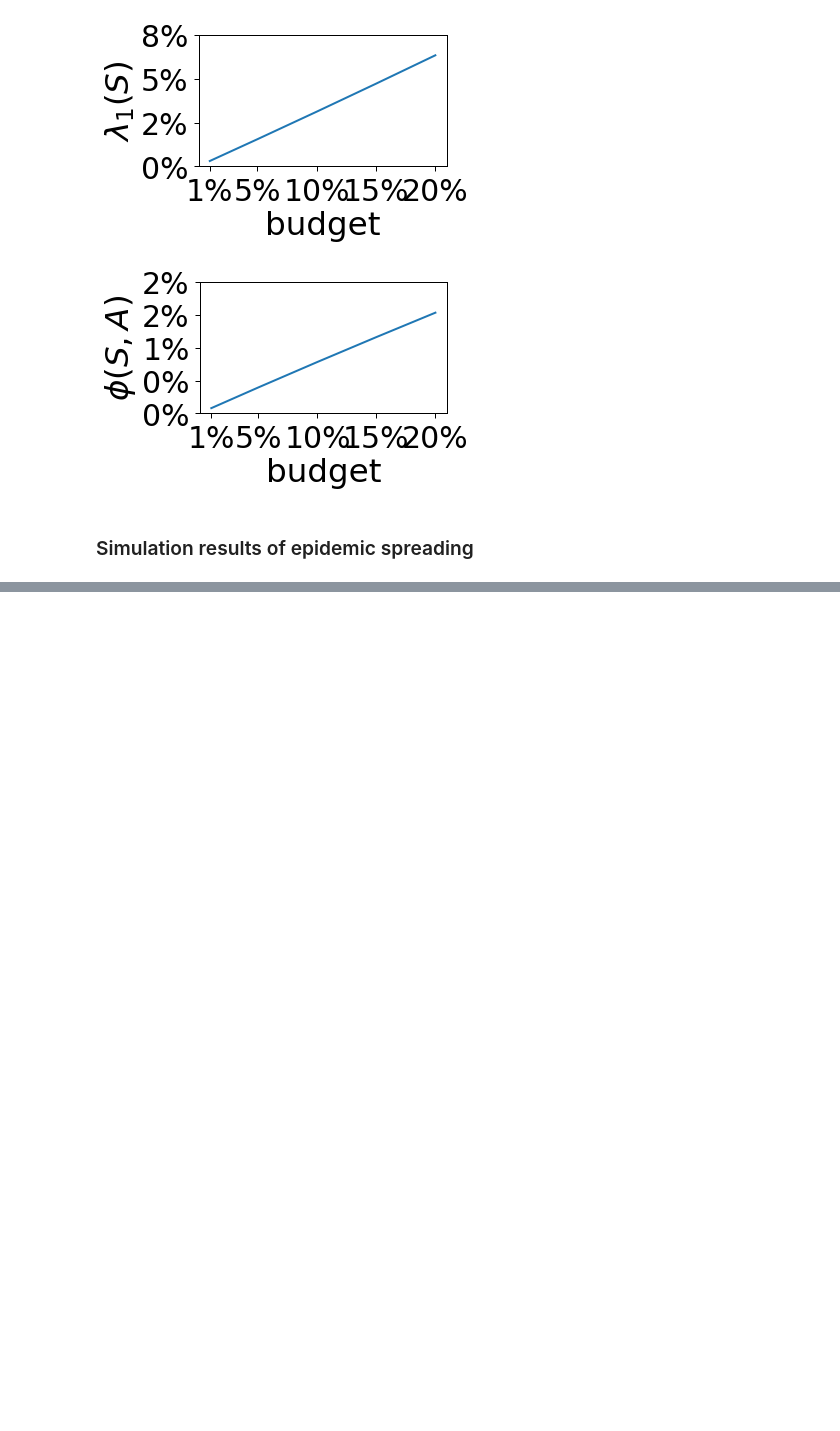
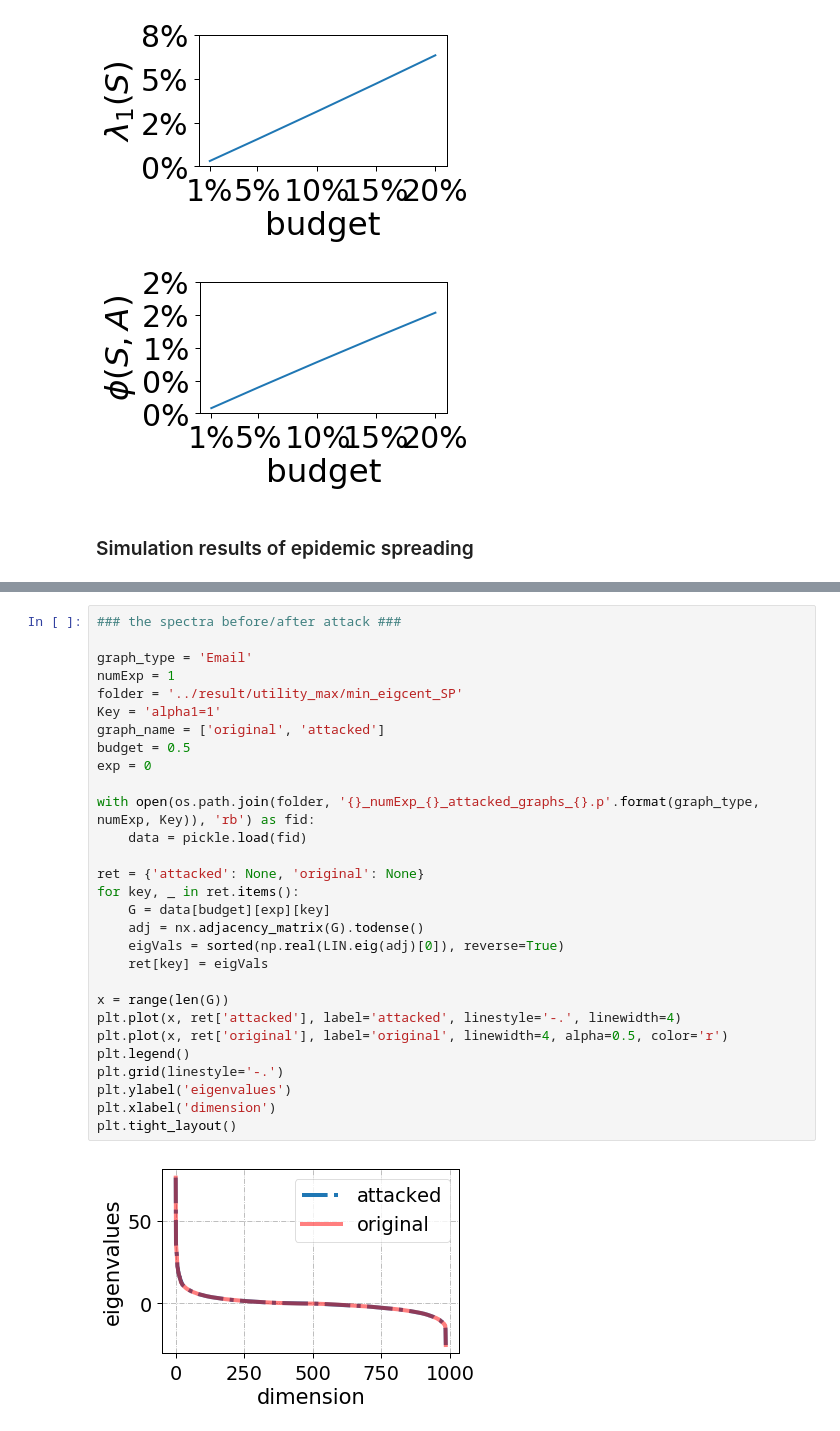
Before and after one commit to marsplus/attack-graph-code, a Jupyter notebook: src/data-analysis.ipynb, the cells around one changed output, grey strips where cells are left out. Saved outputs shown, nothing was run; the diff lists cells and outputs as text; blank space fills up the shorter version.

```diff
--- a/src/data-analysis.ipynb
+++ b/src/data-analysis.ipynb
@@ -303,0 +351,31 @@ plt.tight_layout()
+# %%
+### the spectra before/after attack ###
+
+graph_type = 'Email'
+numExp = 1
+folder = '../result/utility_max/min_eigcent_SP'
+Key = 'alpha1=1'
+graph_name = ['original', 'attacked']
+budget = 0.5
+exp = 0
+
+with open(os.path.join(folder, '{}_numExp_{}_attacked_graphs_{}.p'.format(graph_type, numExp, Key)), 'rb') as fid:
+    data = pickle.load(fid)
+
+ret = {'attacked': None, 'original': None}
+for key, _ in ret.items():
+    G = data[budget][exp][key]
+    adj = nx.adjacency_matrix(G).todense()
+    eigVals = sorted(np.real(LIN.eig(adj)[0]), reverse=True)
+    ret[key] = eigVals
+
+x = range(len(G))
+plt.plot(x, ret['attacked'], label='attacked', linestyle='-.', linewidth=4)
+plt.plot(x, ret['original'], label='original', linewidth=4, alpha=0.5, color='r')
+plt.legend()
+plt.grid(linestyle='-.')
+plt.ylabel('eigenvalues')
+plt.xlabel('dimension')
+plt.tight_layout()
+# %% [output]
+[figure, added]
```
Also changed, not shown: parts of 7 cells of this notebook, 8 other files.
